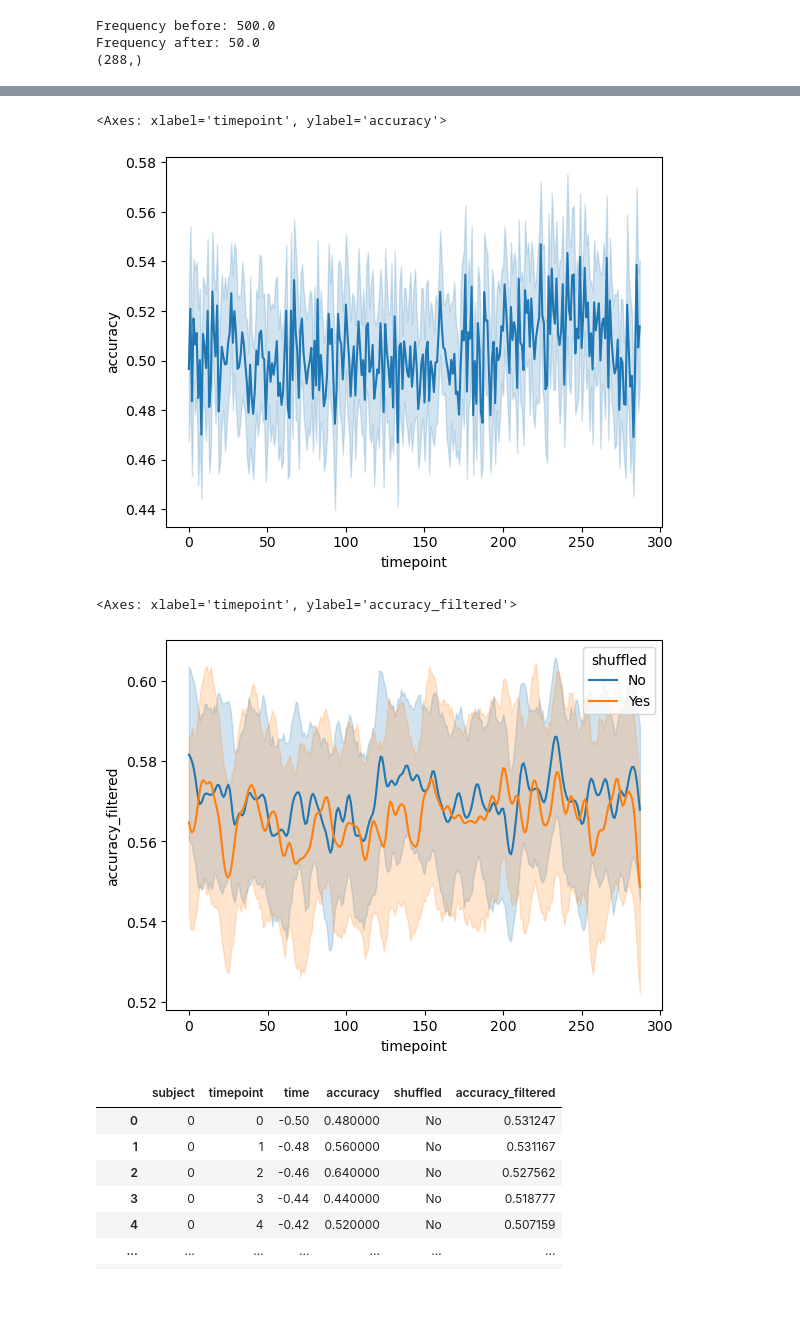
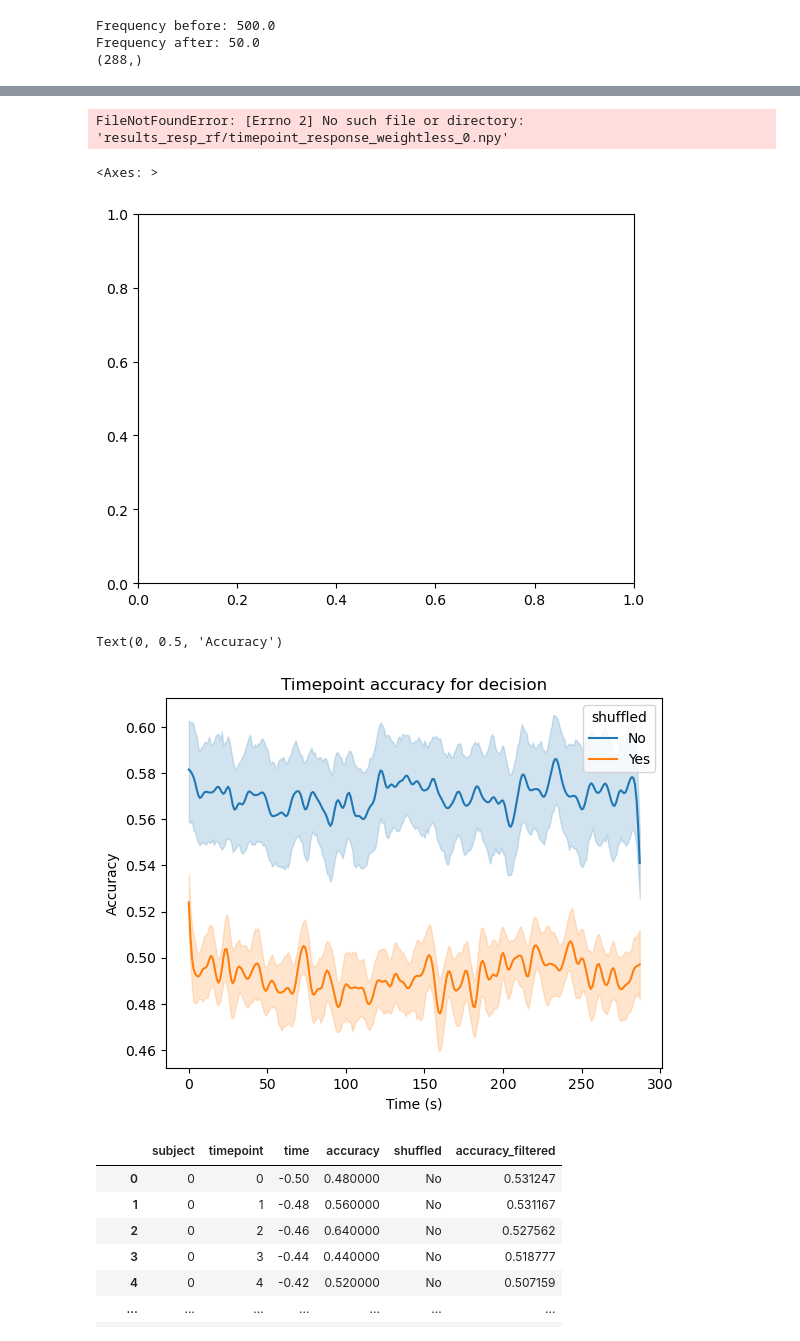
Before and after one commit to unthrived/master-thesis, a Jupyter notebook: Done_results_sns_resp_rf.ipynb, the cells around one changed output, grey strips where cells are left out. Cells and saved outputs as stored; diff of their text form; code cells hidden in the pictures; blank space fills up the shorter version.

```diff
--- a/Done_results_sns_resp_rf.ipynb
+++ b/Done_results_sns_resp_rf.ipynb
@@ -22,7 +22,7 @@ sigma = 2 # for gaussian filter. Sigma 1 seems to have a lot of peaks still so I
 timepoints = time_labels.shape[0]
 # %%
 df_deci = pd.DataFrame(columns=['subject', 'timepoint', 'accuracy'])
-data = np.load('results_deci_rf/timepoint_decision_weightless_0.npy', allow_pickle=True)
+data = np.load('results_deci_rf/timepoint_decision_0.npy', allow_pickle=True)
 timepoints = len(data[0])
 rows = []
 for subject in range(26):
@@ -43,22 +43,24 @@ for subject in range(26):
     for timepoint in range(timepoints):
         rows.append({'subject': subject, 'timepoint': timepoint, 'accuracy': data[subject][timepoint]})
 df_resp = pd.DataFrame(rows)
+# %% [output]
+FileNotFoundError: [Errno 2] No such file or directory: 'results_resp_rf/timepoint_response_weightless_0.npy'
 # %%
 sns.lineplot(x="timepoint", y="accuracy", data=df_resp,
              # err_style="bars", errorbar=('ci', 95)
              )
 # %% [output]
-<Axes: xlabel='timepoint', ylabel='accuracy'>
+<Axes: >
-[figure, old version]
+[figure, new version]
 # %%
 df_deci = pd.DataFrame(columns=['subject', 'timepoint', 'accuracy'])
-data = np.load('results_deci_rf/timepoint_decision_weightless_0.npy', allow_pickle=True)
+data = np.load('results_deci_rf/timepoint_decision_0.npy', allow_pickle=True)
 timepoints = len(data[0])
 rows = []
 for subject in range(26):
     for timepoint in range(timepoints):
         rows.append({'subject': subject, 'timepoint': timepoint, 'accuracy': data[subject][timepoint], 'shuffled': 'No'})
-data = np.load('results_deci_rf/timepoint_decision_shuffled_0.npy', allow_pickle=True)
+data = np.load('results_deci_rf/timepoint_decision_shuffled_31.npy', allow_pickle=True)
 for subject in range(26):
     for timepoint in range(timepoints):
         rows.append({'subject': subject, 'timepoint': timepoint, 'accuracy': data[subject][timepoint], 'shuffled': 'Yes'})
@@ -67,9 +69,12 @@ grouped = df_deci.groupby('subject')
 df_deci['accuracy_filtered'] = grouped['accuracy'].transform(lambda x: gaussian_filter(x, sigma=sigma))
 # %%
 sns.lineplot(x="timepoint", y="accuracy_filtered", data=df_deci, hue='shuffled')
+plt.title('Timepoint accuracy for decision')
+plt.xlabel('Time (s)')
+plt.ylabel('Accuracy')
 # %% [output]
-<Axes: xlabel='timepoint', ylabel='accuracy_filtered'>
+Text(0, 0.5, 'Accuracy')
-[figure, old version]
+[figure, new version]
 # %%
 # df_resp = pd.DataFrame(columns=['subject', 'timepoint', 'accuracy'])
 # data = np.load('results_resp_rf/timepoint_response_weightless_0.npy', allow_pickle=True)
```
Also changed, not shown: parts of 2 cells of this notebook, 43 other files.
